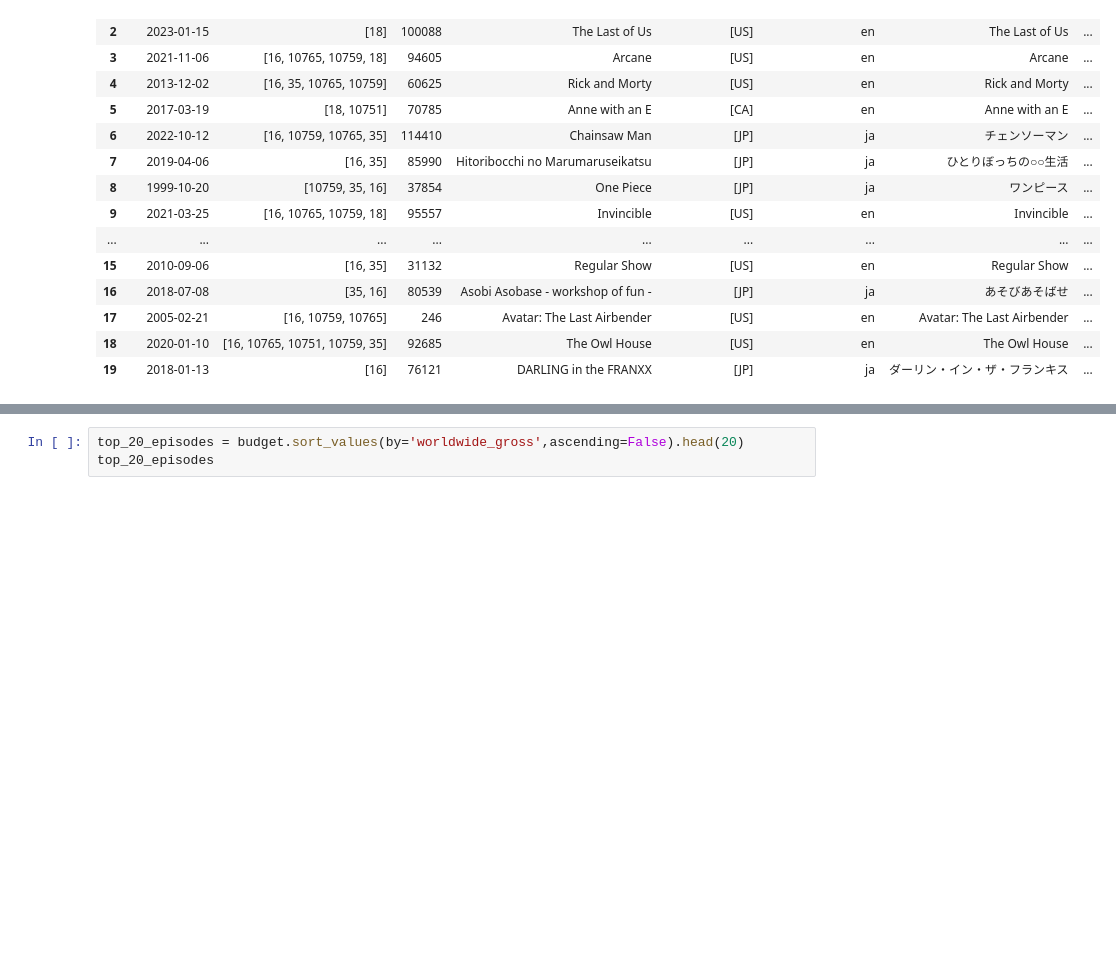
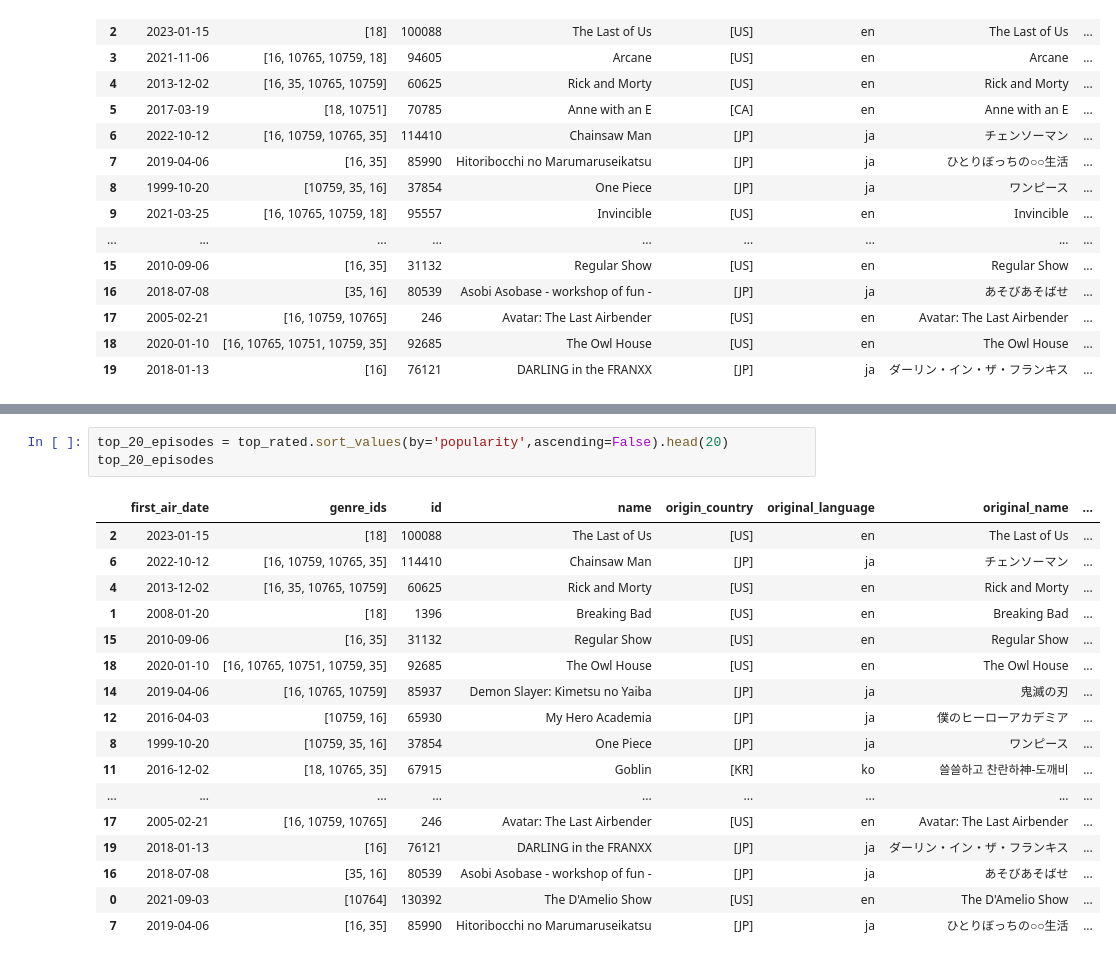
Before and after one commit to stephcia/Microsoft-Studios-Analysis, a Jupyter notebook: stephanie_ciaccia.ipynb, the cells around one changed output, grey strips where cells are left out. Saved outputs shown, nothing was run; the diff lists cells and outputs as text; blank space fills up the shorter version.

```diff
--- a/stephanie_ciaccia.ipynb
+++ b/stephanie_ciaccia.ipynb
@@ -453,3 +482,21 @@ top_rated
 # %%
-top_20_episodes = budget.sort_values(by='worldwide_gross',ascending=False).head(20)
+top_20_episodes = top_rated.sort_values(by='popularity',ascending=False).head(20)
 top_20_episodes
+# %% [output]
+|  | first_air_date | genre_ids | id | name | origin_country | original_language | original_name | ... |
+| 2 | 2023-01-15 | [18] | 100088 | The Last of Us | [US] | en | The Last of Us | ... |
+| 6 | 2022-10-12 | [16, 10759, 10765, 35] | 114410 | Chainsaw Man | [JP] | ja | チェンソーマン | ... |
+| 4 | 2013-12-02 | [16, 35, 10765, 10759] | 60625 | Rick and Morty | [US] | en | Rick and Morty | ... |
+| 1 | 2008-01-20 | [18] | 1396 | Breaking Bad | [US] | en | Breaking Bad | ... |
+| 15 | 2010-09-06 | [16, 35] | 31132 | Regular Show | [US] | en | Regular Show | ... |
+| 18 | 2020-01-10 | [16, 10765, 10751, 10759, 35] | 92685 | The Owl House | [US] | en | The Owl House | ... |
+| 14 | 2019-04-06 | [16, 10765, 10759] | 85937 | Demon Slayer: Kimetsu no Yaiba | [JP] | ja | 鬼滅の刃 | ... |
+| 12 | 2016-04-03 | [10759, 16] | 65930 | My Hero Academia | [JP] | ja | 僕のヒーローアカデミア | ... |
+| 8 | 1999-10-20 | [10759, 35, 16] | 37854 | One Piece | [JP] | ja | ワンピース | ... |
+| 11 | 2016-12-02 | [18, 10765, 35] | 67915 | Goblin | [KR] | ko | 쓸쓸하고 찬란하神-도깨비 | ... |
+| ... | ... | ... | ... | ... | ... | ... | ... | ... |
+| 17 | 2005-02-21 | [16, 10759, 10765] | 246 | Avatar: The Last Airbender | [US] | en | Avatar: The Last Airbender | ... |
+| 19 | 2018-01-13 | [16] | 76121 | DARLING in the FRANXX | [JP] | ja | ダーリン・イン・ザ・フランキス | ... |
+| 16 | 2018-07-08 | [35, 16] | 80539 | Asobi Asobase - workshop of fun - | [JP] | ja | あそびあそばせ | ... |
+| 0 | 2021-09-03 | [10764] | 130392 | The D'Amelio Show | [US] | en | The D'Amelio Show | ... |
+| 7 | 2019-04-06 | [16, 35] | 85990 | Hitoribocchi no Marumaruseikatsu | [JP] | ja | ひとりぼっちの○○生活 | ... |
```
Also changed, not shown: parts of 4 cells of this notebook.
